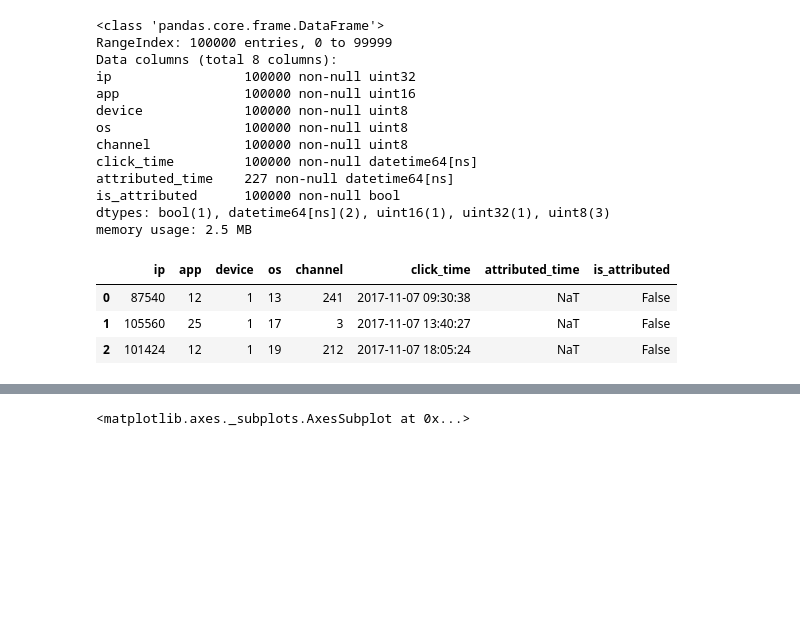
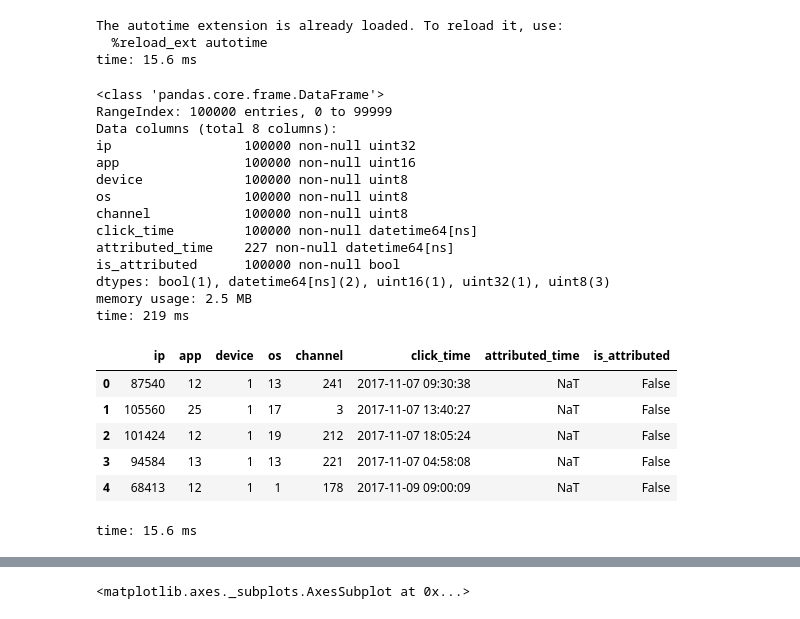
Before and after one commit to venkataravuri/kaggle-competition-ad-fraud-talkingdata, a Jupyter notebook: notebooks/data_exploration.ipynb, the cells around one changed output, grey strips where cells are left out. Drawn from its saved outputs; the diff is of its cells as text; code cells hidden in the pictures; blank space fills up the shorter version.

```diff
--- a/notebooks/data_exploration.ipynb
+++ b/notebooks/data_exploration.ipynb
@@ -48,15 +48,20 @@ Correlation shows how features are correlated with target label
 # %%
 import pandas as pd
 import numpy as np
-import matplotlib
 import matplotlib.pyplot as plt
-#pd.set_option('display.mpl_style', 'default') # Make the graphs a bit prettier
-#figsize(15, 5)
+%matplotlib inline
+import plotly.offline as py
+py.init_notebook_mode(connected=True)
+import seaborn as sns
 %load_ext autotime
+# %% [output]
+The autotime extension is already loaded. To reload it, use:
+  %reload_ext autotime
+time: 15.6 ms
 # %%
 dtypes = {'ip': np.uint32, 'app': np.uint16, 'device': np.uint8, 'os': np.uint8, 'channel': np.uint8, 'is_attributed': np.bool}
-train_sample_df = pd.read_csv('raw_data/train_sample.csv', sep=',', dtype=dtypes, parse_dates=['click_time', 'attributed_time'])
-train_sample_df.info(memory_usage='deep')
+train_df = pd.read_csv('../data/raw/train_sample.csv', sep=',', dtype=dtypes, parse_dates=['click_time', 'attributed_time'])
+train_df.info(memory_usage='deep')
 # %% [output]
 <class 'pandas.core.frame.DataFrame'>
 RangeIndex: 100000 entries, 0 to 99999
@@ -71,10 +76,14 @@ attributed_time    227 non-null datetime64[ns]
 is_attributed      100000 non-null bool
 dtypes: bool(1), datetime64[ns](2), uint16(1), uint32(1), uint8(3)
 memory usage: 2.5 MB
+time: 219 ms
-# %%
-train_sample_df[:3]
-# %% [output]
-|  | ip | app | device | os | channel | click_time | attributed_time | is_attributed |
-| 0 | 87540 | 12 | 1 | 13 | 241 | 2017-11-07 09:30:38 | NaT | False |
-| 1 | 105560 | 25 | 1 | 17 | 3 | 2017-11-07 13:40:27 | NaT | False |
-| 2 | 101424 | 12 | 1 | 19 | 212 | 2017-11-07 18:05:24 | NaT | False |
+# %%
+train_df.head(5)
+# %% [output]
+|  | ip | app | device | os | channel | click_time | attributed_time | is_attributed |
+| 0 | 87540 | 12 | 1 | 13 | 241 | 2017-11-07 09:30:38 | NaT | False |
+| 1 | 105560 | 25 | 1 | 17 | 3 | 2017-11-07 13:40:27 | NaT | False |
+| 2 | 101424 | 12 | 1 | 19 | 212 | 2017-11-07 18:05:24 | NaT | False |
+| 3 | 94584 | 13 | 1 | 13 | 221 | 2017-11-07 04:58:08 | NaT | False |
+| 4 | 68413 | 12 | 1 | 1 | 178 | 2017-11-09 09:00:09 | NaT | False |
+time: 15.6 ms
```
Also changed, not shown: parts of 3 cells of this notebook, 2 other files.
